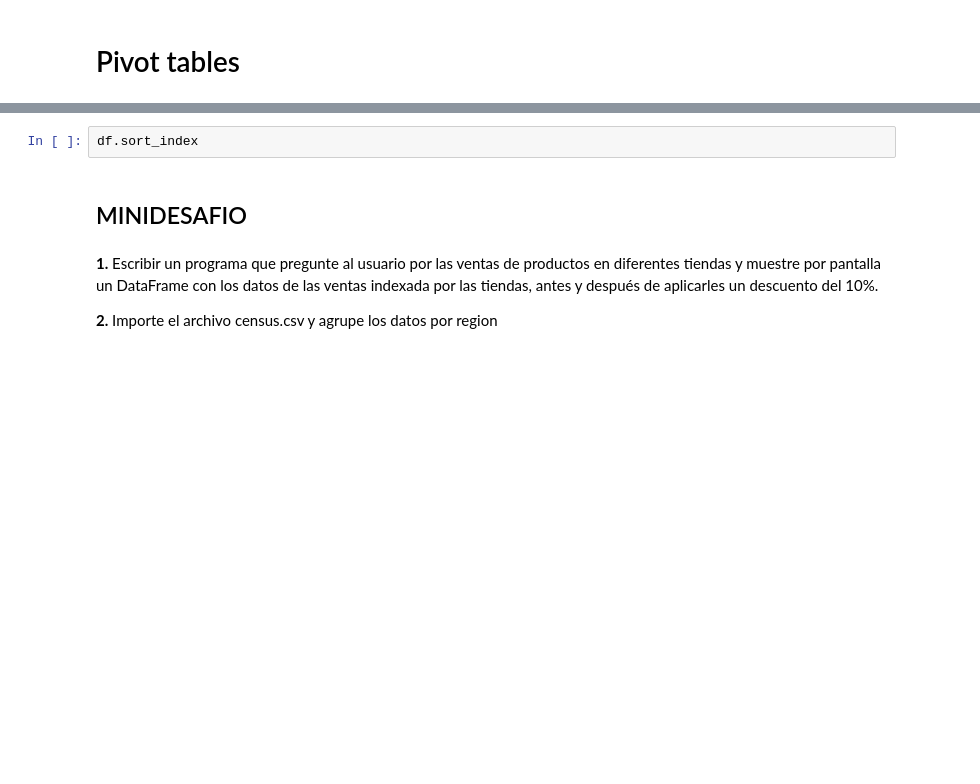
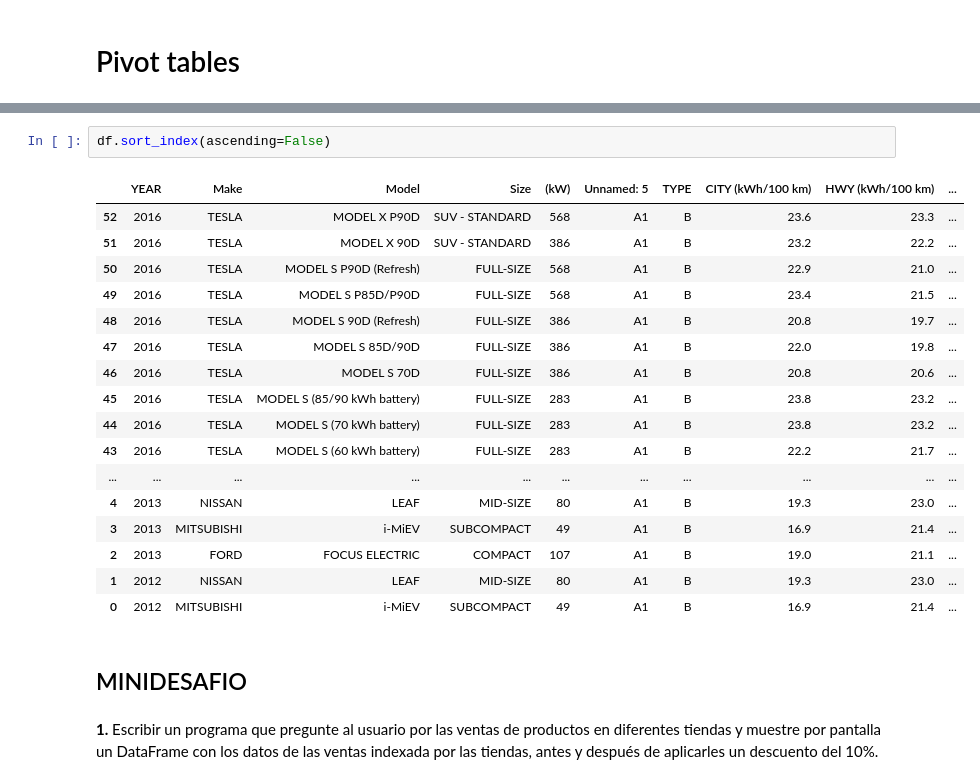
Before and after one commit to bel4212a/Curso-ciencia-de-datos, a Jupyter notebook: Semana-3/Pandas 2.ipynb, the cells around one changed output, grey strips where cells are left out. Drawn from its saved outputs; the diff is of its cells as text; blank space fills up the shorter version.

```diff
--- a/Semana-3/Pandas 2.ipynb
+++ b/Semana-3/Pandas 2.ipynb
@@ -250,8 +491,24 @@ df.sort_values("(kW)", ascending=False)
 # %%
-df.sort_index
+df.sort_index(ascending=False)
+# %% [output]
+|  | YEAR | Make | Model | Size | (kW) | Unnamed: 5 | TYPE | CITY (kWh/100 km) | HWY (kWh/100 km) | ... |
+| 52 | 2016 | TESLA | MODEL X P90D | SUV - STANDARD | 568 | A1 | B | 23.6 | 23.3 | ... |
+| 51 | 2016 | TESLA | MODEL X 90D | SUV - STANDARD | 386 | A1 | B | 23.2 | 22.2 | ... |
+| 50 | 2016 | TESLA | MODEL S P90D (Refresh) | FULL-SIZE | 568 | A1 | B | 22.9 | 21.0 | ... |
+| 49 | 2016 | TESLA | MODEL S P85D/P90D | FULL-SIZE | 568 | A1 | B | 23.4 | 21.5 | ... |
+| 48 | 2016 | TESLA | MODEL S 90D (Refresh) | FULL-SIZE | 386 | A1 | B | 20.8 | 19.7 | ... |
+| 47 | 2016 | TESLA | MODEL S 85D/90D | FULL-SIZE | 386 | A1 | B | 22.0 | 19.8 | ... |
+| 46 | 2016 | TESLA | MODEL S 70D | FULL-SIZE | 386 | A1 | B | 20.8 | 20.6 | ... |
+| 45 | 2016 | TESLA | MODEL S (85/90 kWh battery) | FULL-SIZE | 283 | A1 | B | 23.8 | 23.2 | ... |
+| 44 | 2016 | TESLA | MODEL S (70 kWh battery) | FULL-SIZE | 283 | A1 | B | 23.8 | 23.2 | ... |
+| 43 | 2016 | TESLA | MODEL S (60 kWh battery) | FULL-SIZE | 283 | A1 | B | 22.2 | 21.7 | ... |
+| ... | ... | ... | ... | ... | ... | ... | ... | ... | ... | ... |
+| 4 | 2013 | NISSAN | LEAF | MID-SIZE | 80 | A1 | B | 19.3 | 23.0 | ... |
+| 3 | 2013 | MITSUBISHI | i-MiEV | SUBCOMPACT | 49 | A1 | B | 16.9 | 21.4 | ... |
+| 2 | 2013 | FORD | FOCUS ELECTRIC | COMPACT | 107 | A1 | B | 19.0 | 21.1 | ... |
+| 1 | 2012 | NISSAN | LEAF | MID-SIZE | 80 | A1 | B | 19.3 | 23.0 | ... |
+| 0 | 2012 | MITSUBISHI | i-MiEV | SUBCOMPACT | 49 | A1 | B | 16.9 | 21.4 | ... |
 # %% [markdown]
 ## <span class="burk">MINIDESAFIO</span>
 # %% [markdown]
 **1.** Escribir un programa que pregunte al usuario por las ventas de productos en diferentes tiendas y muestre por pantalla un DataFrame con los datos de las ventas indexada por las tiendas, antes y después de aplicarles un descuento del 10%.
-
-**2.** Importe el archivo census.csv y agrupe los datos por region
```
Also changed, not shown: parts of 18 cells of this notebook.
